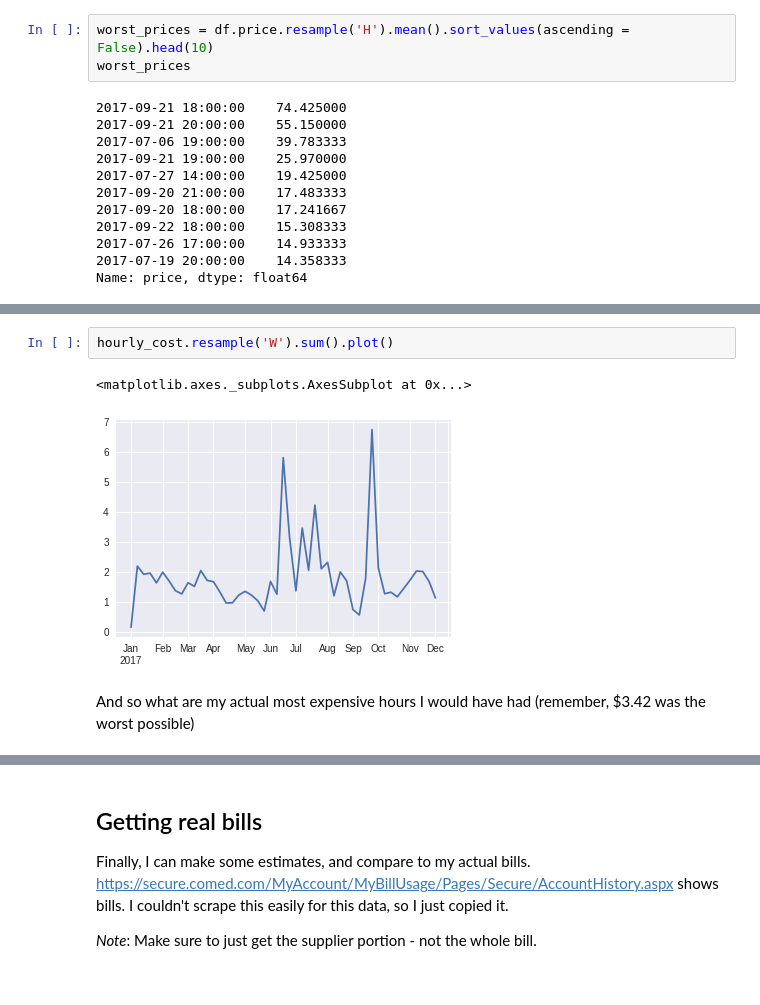
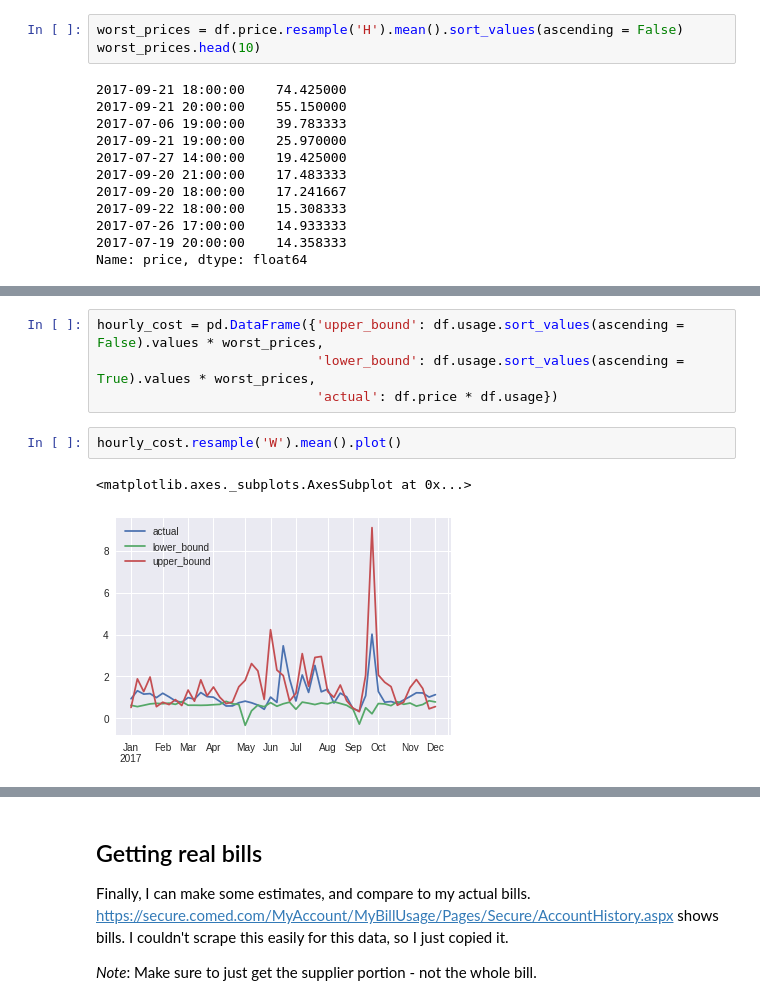
Before and after one commit to jdfoote/notebooks, a Jupyter notebook: comed.ipynb, the cells around one changed output, grey strips where cells are left out. Saved outputs shown, nothing was run; the diff lists cells and outputs as text.

```diff
--- a/comed.ipynb
+++ b/comed.ipynb
@@ -213,6 +153,6 @@ Let's look at the worst-case examples. Here are the 10 highest priced hours.
 # %%
-worst_prices = df.price.resample('H').mean().sort_values(ascending = False).head(10)
-worst_prices
+worst_prices = df.price.resample('H').mean().sort_values(ascending = False)
+worst_prices.head(10)
 # %% [output]
 2017-09-21 18:00:00    74.425000
 2017-09-21 20:00:00    55.150000
@@ -268,7 +172,9 @@ Now, when we look at the total cost, it's similar to the usage plot, but October
+# %%
+hourly_cost = pd.DataFrame({'upper_bound': df.usage.sort_values(ascending = False).values * worst_prices,
+                            'lower_bound': df.usage.sort_values(ascending = True).values * worst_prices,
+                            'actual': df.price * df.usage})
 # %%
-hourly_cost.resample('W').sum().plot()
+hourly_cost.resample('W').mean().plot()
 # %% [output]
 <matplotlib.axes._subplots.AxesSubplot at 0x...>
-[figure, old version]
+[figure, new version]
-# %% [markdown]
-And so what are my actual most expensive hours I would have had (remember, $3.42 was the worst possible)
```
Also changed, not shown: parts of 30 cells of this notebook.
